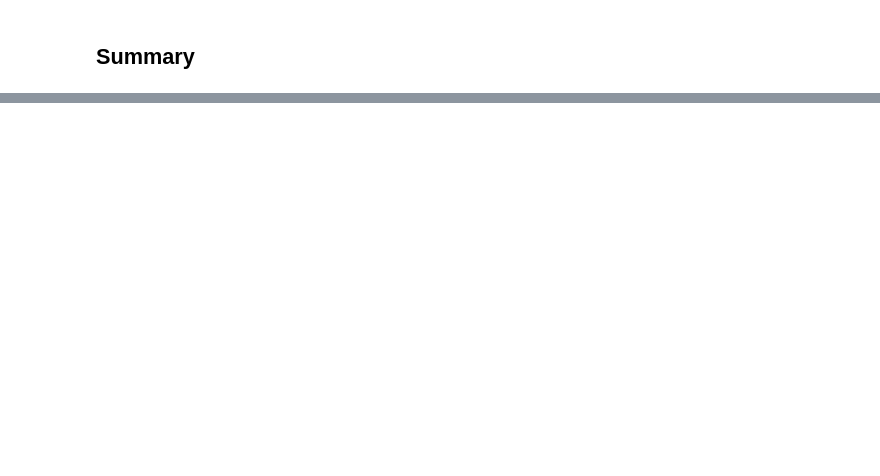
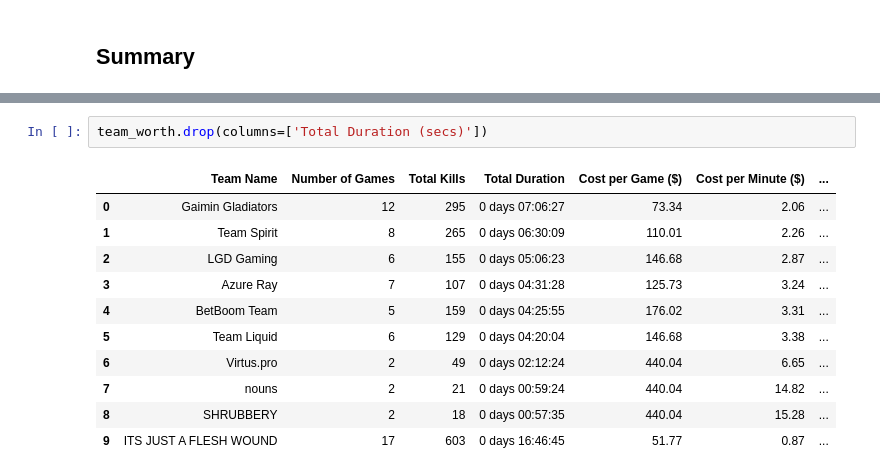
Before and after one commit to tomoumer/dota2_ti12, a Jupyter notebook: notebooks/01_eda_ti12.ipynb, the cells around one changed output, grey strips where cells are left out. Drawn from its saved outputs; the diff is of its cells as text; blank space fills up the shorter version.

```diff
--- a/notebooks/01_eda_ti12.ipynb
+++ b/notebooks/01_eda_ti12.ipynb
@@ -570,0 +522,14 @@ team_worth
+# %%
+team_worth.drop(columns=['Total Duration (secs)'])
+# %% [output]
+|  | Team Name | Number of Games | Total Kills | Total Duration | Cost per Game ($) | Cost per Minute ($) | ... |
+| 0 | Gaimin Gladiators | 12 | 295 | 0 days 07:06:27 | 73.34 | 2.06 | ... |
+| 1 | Team Spirit | 8 | 265 | 0 days 06:30:09 | 110.01 | 2.26 | ... |
+| 2 | LGD Gaming | 6 | 155 | 0 days 05:06:23 | 146.68 | 2.87 | ... |
+| 3 | Azure Ray | 7 | 107 | 0 days 04:31:28 | 125.73 | 3.24 | ... |
+| 4 | BetBoom Team | 5 | 159 | 0 days 04:25:55 | 176.02 | 3.31 | ... |
+| 5 | Team Liquid | 6 | 129 | 0 days 04:20:04 | 146.68 | 3.38 | ... |
+| 6 | Virtus.pro | 2 | 49 | 0 days 02:12:24 | 440.04 | 6.65 | ... |
+| 7 | nouns | 2 | 21 | 0 days 00:59:24 | 440.04 | 14.82 | ... |
+| 8 | SHRUBBERY | 2 | 18 | 0 days 00:57:35 | 440.04 | 15.28 | ... |
+| 9 | ITS JUST A FLESH WOUND | 17 | 603 | 0 days 16:46:45 | 51.77 | 0.87 | ... |
```
Also changed, not shown: parts of 9 cells of this notebook.
